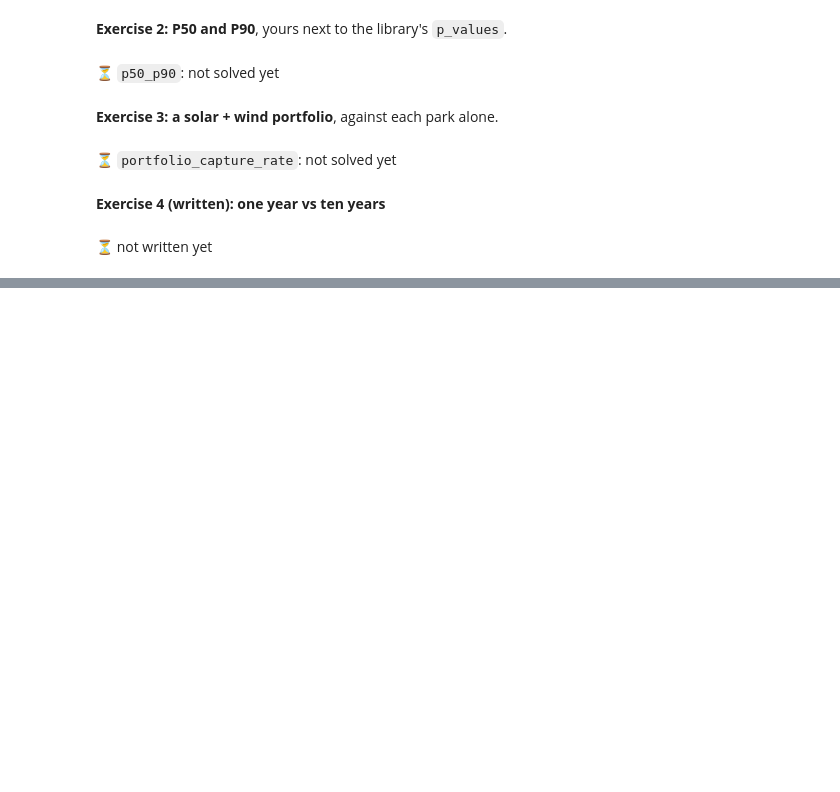
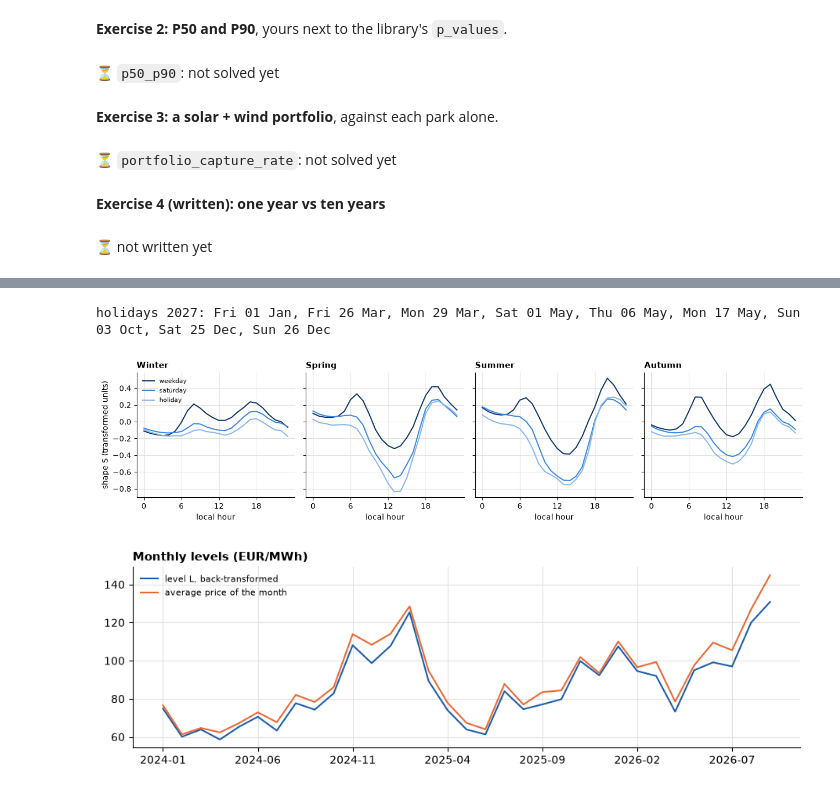
Before and after one commit to ankitpatel1661/ppa-lab, a Jupyter notebook: notebooks/ppa_lab_playground.ipynb, the cells around one changed output, grey strips where cells are left out. Cells and saved outputs as stored; diff of their text form; code cells hidden in the pictures; blank space fills up the shorter version.

```diff
--- a/notebooks/ppa_lab_playground.ipynb
+++ b/notebooks/ppa_lab_playground.ipynb
@@ -1225,0 +1283,21 @@ show_written_answer("day04_generation.py", "# Your answer:")
+# %%
+fig, axes = plt.subplots(1, 4, figsize=(13, 3.2), sharey=True)
+for ax, season in zip(axes, ["winter", "spring", "summer", "autumn"]):
+    for daytype, colour in zip(["weekday", "saturday", "holiday"], ["#0d366b", "#3987e5", "#86b6ef"]):
+        ax.plot(range(24), model.profile.loc[(season, daytype)].to_numpy(), color=colour, label=daytype)
+    ax.set_title(season.title()); ax.set_xticks(range(0, 24, 6)); ax.set_xlabel("local hour")
+axes[0].set_ylabel("shape S (transformed units)"); axes[0].legend(frameon=False, fontsize=8)
+fig.tight_layout()
+
+months = hist.index.tz_convert(TZ).tz_localize(None).to_period("M").astype(str)
+levels = pd.DataFrame({
+    "level L, back-transformed": inverse(model.levels.to_numpy(), model.scale),
+    "average price of the month": hist.groupby(months).mean().reindex(model.levels.index).to_numpy(),
+}, index=model.levels.index)
+ax = levels.plot(figsize=(11, 3), color=["#1c5cab", "#eb6834"], title="Monthly levels (EUR/MWh)")
+ax.legend(frameon=False, fontsize=8);
+print("holidays 2027:", ", ".join(d.strftime("%a %d %b") for d in sorted(german_holidays(2027))))
+# %% [output]
+holidays 2027: Fri 01 Jan, Fri 26 Mar, Mon 29 Mar, Sat 01 May, Thu 06 May, Mon 17 May, Sun 03 Oct, Sat 25 Dec, Sun 26 Dec
+[figure, added]
+[figure, added]
```
Also changed, not shown: parts of 30 cells of this notebook, 32 other files.
